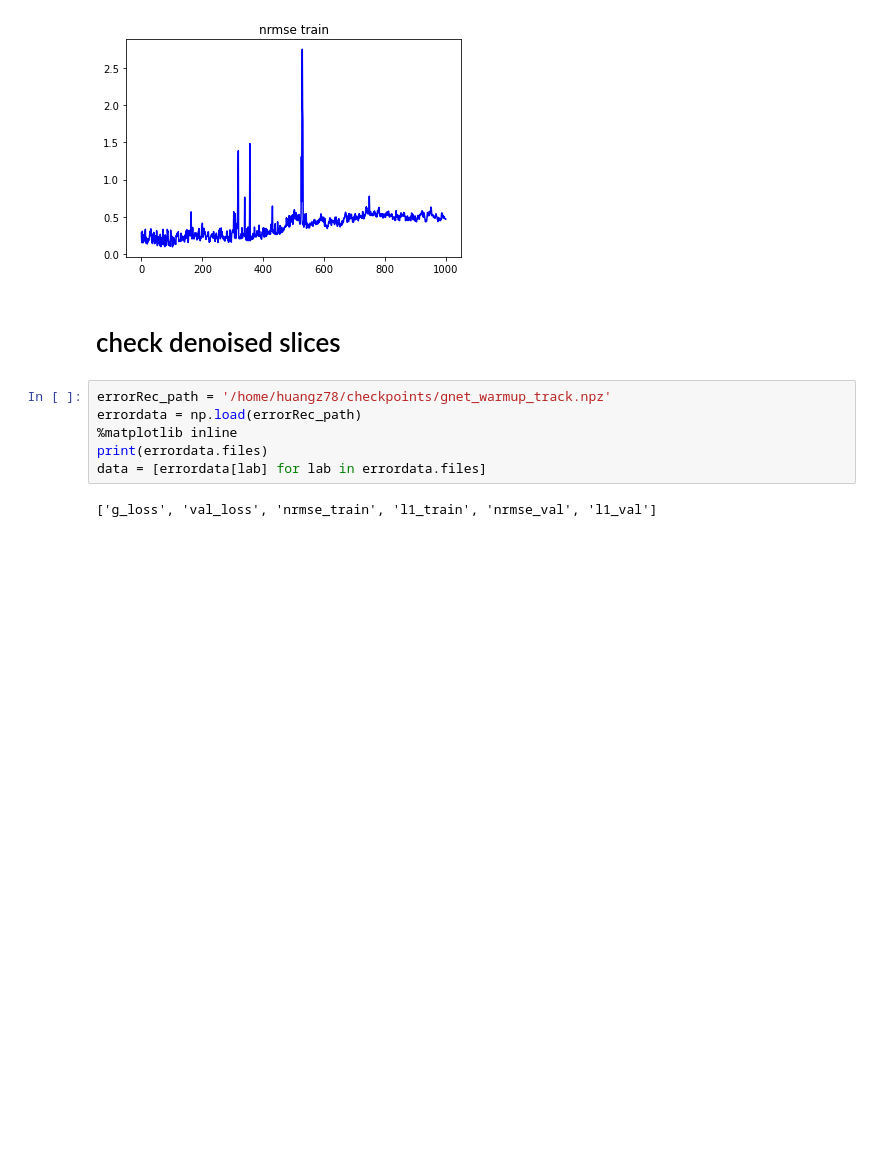
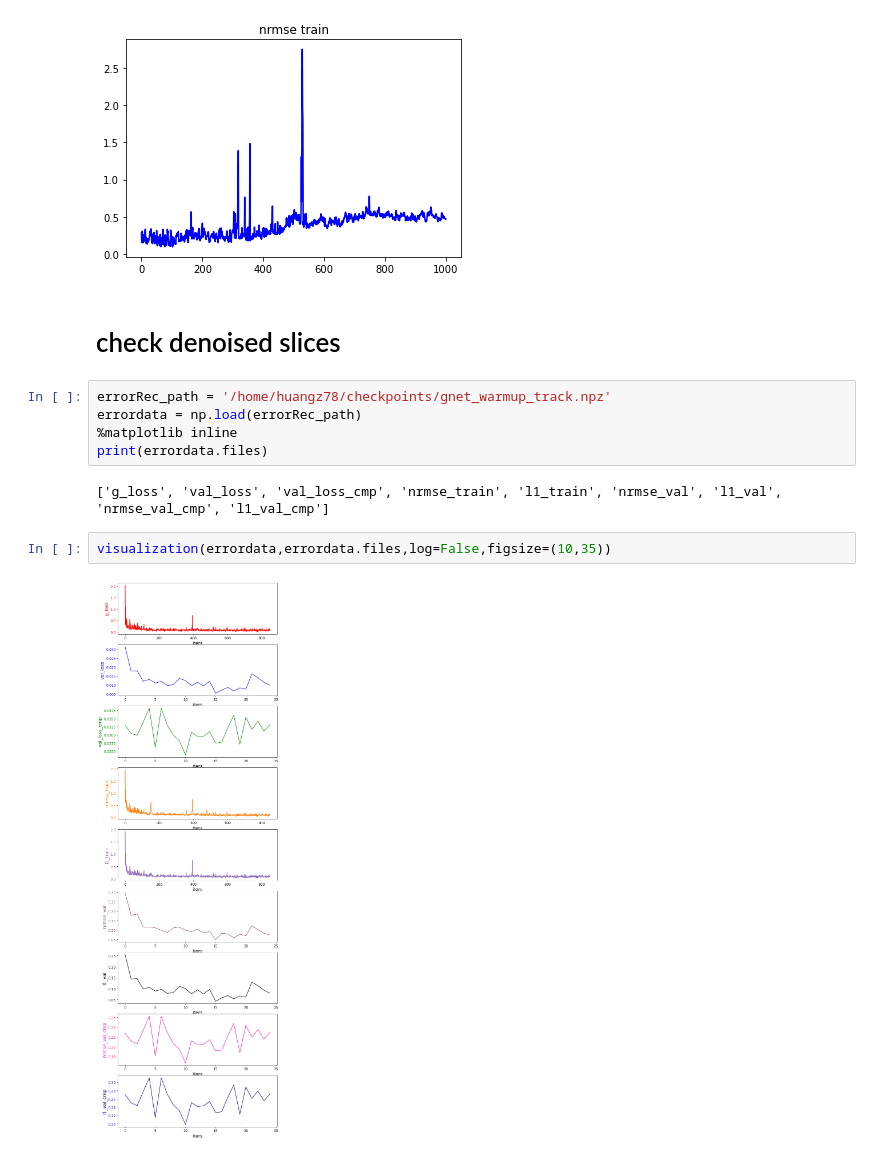
Before and after one commit to zhishenhuang/hydro, a Jupyter notebook: demo.ipynb, the cells around one changed output. Drawn from its saved outputs; the diff is of its cells as text; blank space fills up the shorter version.

```diff
--- a/demo.ipynb
+++ b/demo.ipynb
@@ -395,6 +358,9 @@ errorRec_path = '/home/huangz78/checkpoints/gnet_warmup_track.npz'
 errordata = np.load(errorRec_path)
 %matplotlib inline
 print(errordata.files)
-data = [errordata[lab] for lab in errordata.files]
 # %% [output]
-['g_loss', 'val_loss', 'nrmse_train', 'l1_train', 'nrmse_val', 'l1_val']
+['g_loss', 'val_loss', 'val_loss_cmp', 'nrmse_train', 'l1_train', 'nrmse_val', 'l1_val', 'nrmse_val_cmp', 'l1_val_cmp']
+# %%
+visualization(errordata,errordata.files,log=False,figsize=(10,35))
+# %% [output]
+[figure, added]
```
Also changed, not shown: parts of 20 cells of this notebook, 3 other files.
